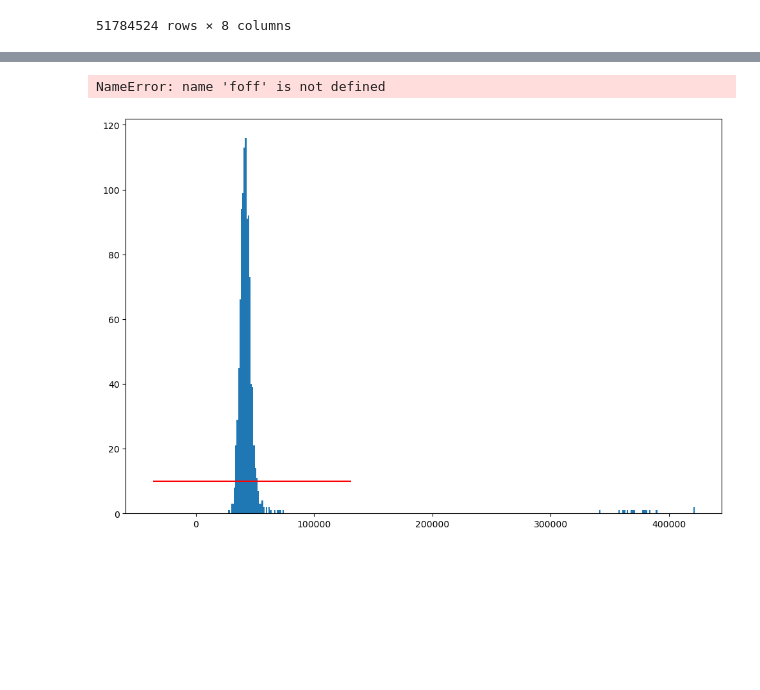
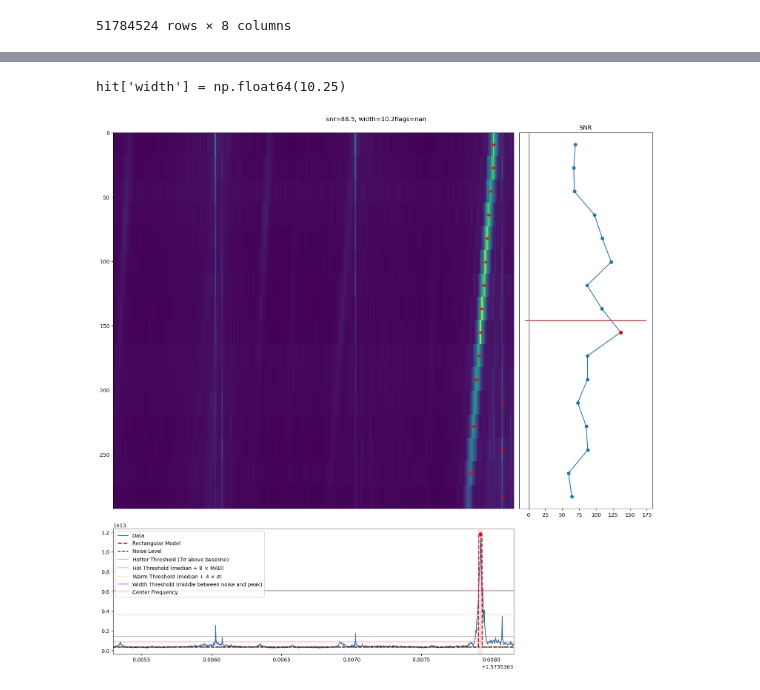
Before and after one commit to andres-luengo/bart, a Jupyter notebook: experiments/inspect_hits.ipynb, the cells around one changed output, grey strips where cells are left out. Cells and saved outputs as stored; diff of their text form; code cells hidden in the pictures; blank space fills up the shorter version.

Commit message:
look at new full run hits (should lower threshold for width estimate)

```diff
--- a/experiments/inspect_hits.ipynb
+++ b/experiments/inspect_hits.ipynb
@@ -190,7 +229,9 @@ def make_figure(*, hit=None, filename=None, freq_index=None, title=None):
         endpoint=False
     )
     times = (np.arange(data.shape[0]) + 0.5) * tsamp
-    params, _ = fit_frequency_gaussians(freqs, data)
+
+    # Use threshold-based width calculation instead of Gaussian fitting
+    params = calculate_frequency_widths(freqs, data)
 
     fig = plt.figure(figsize=(15, 15), constrained_layout=True)
     gs = matplotlib.gridspec.GridSpec(2, 2, figure=fig, width_ratios=[3, 1], height_ratios=[3, 1])
@@ -224,7 +265,7 @@ def make_figure(*, hit=None, filename=None, freq_index=None, title=None):
     )
     if snr_ax.get_xlim()[0] < 0:
         snr_ax.axvline(1.0, color='gray')
-    snr_ax.set_title('SNR (amplitude + noise level) / noise level')
+    snr_ax.set_title('SNR')
     snr_ax.yaxis.set_visible(False)
 
     im_ax.imshow(
@@ -236,45 +277,78 @@ def make_figure(*, hit=None, filename=None, freq_index=None, title=None):
         aspect='auto',
         interpolation='none'
     )
-    im_ax.errorbar(params[:, 0], times, color='red', markersize=4, xerr=params[:, 1], fmt='o')
+
+    # Plot center frequencies and widths instead of Gaussian parameters
+    center_freqs = params[:, 0]
+    widths = params[:, 1]
+
+    # Plot center frequencies as points
+    im_ax.scatter(center_freqs, times, color='red', s=20, alpha=0.8)
+
+    # Plot width indicators as horizontal lines
+    for i, (center_freq, width) in enumerate(zip(center_freqs, widths)):
+        if not np.isnan(center_freq) and not np.isnan(width) and width > 0:
+            half_width = width / 2
+            im_ax.plot([center_freq - half_width, center_freq + half_width],
+                      [times[i], times[i]], color='red', alpha=0.6, linewidth=2)
+
     im_ax.invert_xaxis()
     im_ax.xaxis.set_visible(False)  # Hide x-axis on main plot
 
+    # Choose middle time slice for detailed view
+    SLICE_IDX = data.shape[0] // 2
     slice_data = data[SLICE_IDX, :]
-    slice_ax.plot(freqs, slice_data)
-    slice_ax.plot(freqs, signal_model(freqs, *params[SLICE_IDX]))
+    slice_ax.plot(freqs, slice_data, label='Data')
 
-    slice_median = params[SLICE_IDX, 3]
-    slice_ax.axhline(slice_median, alpha = 0.9, color='black', linestyle='--')
+    # Plot rectangular model
+    center_freq, width, amplitude, noise_level = params[SLICE_IDX]
+    if not np.isnan(center_freq) and not np.isnan(width):
+        model = rectangular_model(freqs, center_freq, width, amplitude, noise_level)
+        slice_ax.plot(freqs, model, 'r--', linewidth=2, label='Rectangular Model')
+
+        # Plot width boundaries
+        half_width = width / 2
+        slice_ax.axvline(center_freq - half_width, alpha=0.5, color='red', linestyle=':')
+        slice_ax.axvline(center_freq + half_width, alpha=0.5, color='red', linestyle=':')
+
+    slice_ax.axhline(noise_level, alpha = 0.9, color='black', linestyle='--', label='Noise Level')
 
     HOTTER_SIGNIFICANCE = 7
     clipped_slice, _, _ = scipy.stats.sigmaclip(slice_data)
     hotter_threshold = np.mean(clipped_slice) + HOTTER_SIGNIFICANCE * np.std(clipped_slice)
     slice_ax.axhline(hotter_threshold, alpha=0.3, color='darkred', label=f'Hotter Threshold ({HOTTER_SIGNIFICANCE}$\\sigma$ above baseline)')
 
-    hot_threshold = slice_median + 8*scipy.stats.median_abs_deviation(slice_data)
+    hot_threshold = noise_level + 8*scipy.stats.median_abs_deviation(slice_data)
     slice_ax.axhline(hot_threshold, alpha=0.3, color='red', label='Hot Threshold (median + 8 $\\times$ MAD)')
 
     others = np.delete(slice_data, np.argmax(slice_data))
-    warm_threshold = slice_median + 4*np.std(others)
+    warm_threshold = noise_level + 4*np.std(others)
     slice_ax.axhline(warm_threshold, alpha=0.3, color='orange', label='Warm Threshold (median + 4 $\\times\\ \\sigma$)')
 
-    slice_freq = params[SLICE_IDX, 0]
-    slice_ax.axvline(slice_freq, alpha=0.3, color='gray', label='Mean Frequency')
+    # Threshold used for width calculation (filejob method: middle point between noise and peak)
+    peak_value = np.max(slice_data)
+    width_threshold = (noise_level + peak_value) / 2
+    slice_ax.axhline(width_threshold, alpha=0.5, color='purple', label='Width Threshold (middle between noise and peak)')
+
+    if not np.isnan(center_freq):
+        slice_ax.axvline(center_freq, alpha=0.3, color='gray', label='Center Frequency')
 
     slice_ax.scatter(x=freqs[np.argmax(slice_data)], y=np.max(slice_data), color='red', zorder=10)
 
     slice_ax.legend()
 
     fig.suptitle(title)
     return fig
-hit = df.sample().iloc[0]
+
+hit = df[df['width'] > 5].sample().iloc[0]
+print(f'{hit['width'] = }')
 # hit = df.loc[15]
-make_figure(hit=hit, title=f'snr={hit['snr']:.3g}, flags={hit['flags']}')
+make_figure(hit=hit, title=f'snr={hit['snr']:.3g}, width={hit['width']:.3g}flags={hit['flags']}')
 # random_index = 1024 * np.random.randint(0, f['data'].shape[2]//1024)
 # index = int((10562.495 - fch1) / foff) - 1024 * 2
 # print('weird index:', index)
 # make_figure(freq_index=index)
 plt.show()
 # %% [output]
-NameError: name 'foff' is not defined
+hit['width'] = np.float64(10.25)
+[figure, added]
@@ -286,8 +364,6 @@ m = np.mean(data)
 ax.hlines(10, m - np.std(data)*2, m + np.std(data)*2, color='red')
 # ax.set_yscale('log')
 plt.show()
-# %% [output]
-[figure, removed]
 # %%
 clipped = scipy.stats.sigmaclip(data, low=3, high=3).clipped
 
```
Also changed, not shown: parts of 10 cells of this notebook, 1 other file.
